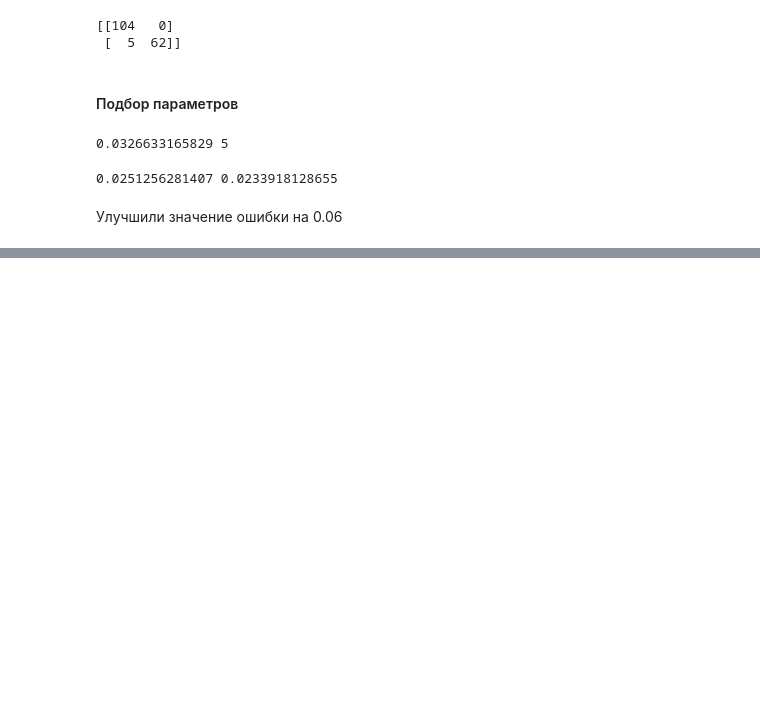
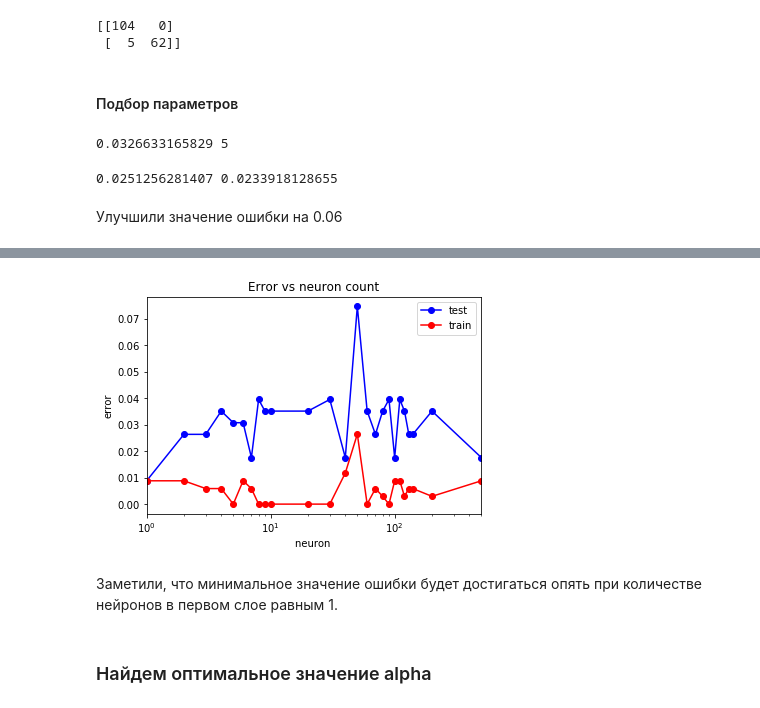
Before and after one commit to OlgaAnikina/Machine_learning, a Jupyter notebook: MO.lab1.ipynb, the cells around one changed output, grey strips where cells are left out. Saved outputs shown, nothing was run; the diff lists cells and outputs as text; code cells hidden in the pictures; blank space fills up the shorter version.

```diff
--- a/MO.lab1.ipynb
+++ b/MO.lab1.ipynb
@@ -551,0 +732,28 @@ print(err_train, err_test)
+# %%
+neurons_arr = (1, 2, 3, 4, 5, 6, 7, 8, 9, 10, 20, 30, 40, 50, 60, 70, 80, 90, 100, 110, 120, 130, 140,200,500)
+test_err = []
+train_err = []
+for neuron in neurons_arr:
+    mlp_model = MLPClassifier( hidden_layer_sizes = (neuron, 2),
+                              solver = 'lbfgs', activation = 'logistic', random_state = 5)
+    mlp_model.fit(X_train, y_train)
+
+    y_train_pred = mlp_model.predict(X_train)
+    y_test_pred = mlp_model.predict(X_test)
+    train_err.append(np.mean(y_train != y_train_pred))
+    test_err.append(np.mean(y_test != y_test_pred))
+# %%
+plt.semilogx(neurons_arr, test_err, 'b-o', label = 'test')
+plt.semilogx(neurons_arr, train_err, 'r-o', label = 'train')
+plt.xlim([np.min(neurons_arr), np.max(neurons_arr)])
+plt.title('Error vs neuron count')
+plt.xlabel('neuron ')
+plt.ylabel('error')
+plt.legend()
+pass
+# %% [output]
+[figure, added]
+# %% [markdown]
+Заметили, что минимальное значение ошибки будет достигаться опять при количестве нейронов в первом слое равным 1.
+# %% [markdown]
+### Найдем оптимальное значение  alpha
```
Also changed, not shown: parts of 39 cells of this notebook.
